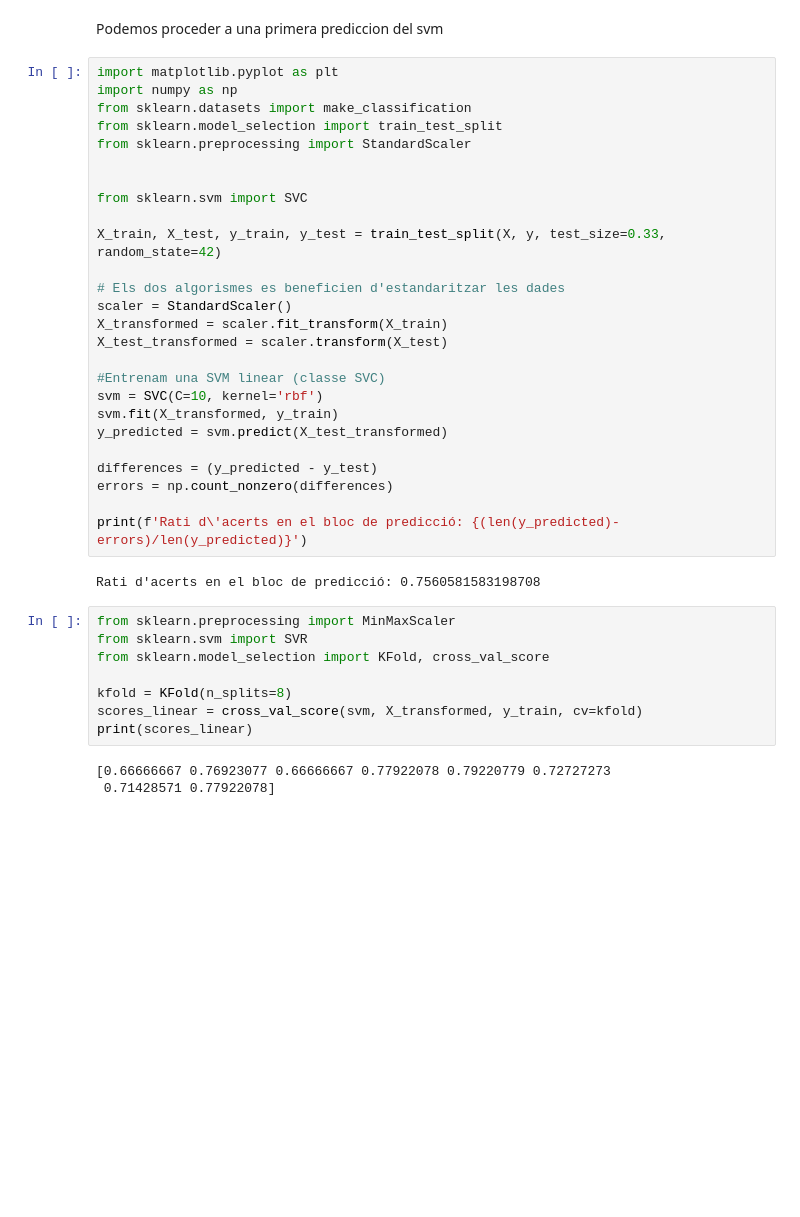
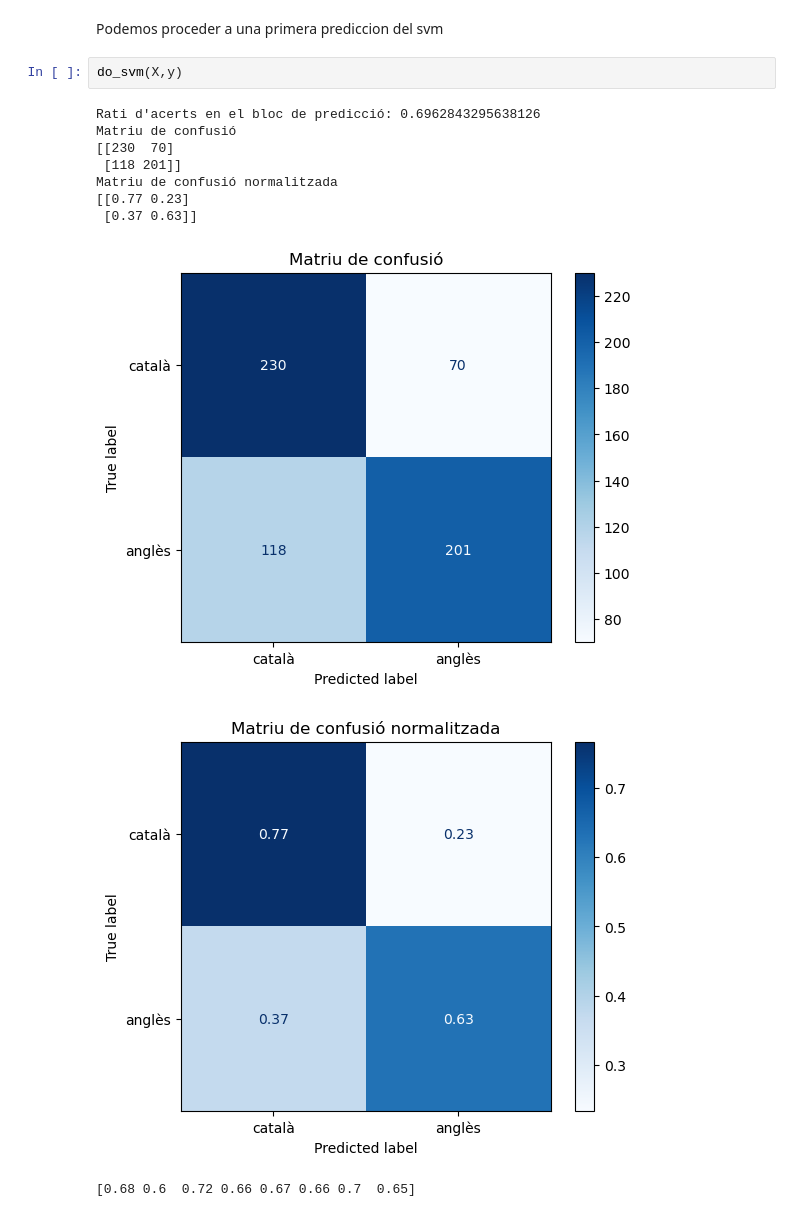
Before and after one commit to Xavo0712/AA-P1, a Jupyter notebook: Practica1.ipynb, the cells around one changed output. Cells and saved outputs as stored; diff of their text form; blank space fills up the shorter version.

```diff
--- a/Practica1.ipynb
+++ b/Practica1.ipynb
@@ -263,41 +382,15 @@ for i in range(len(y)):
 # %% [markdown]
 Podemos proceder a una primera prediccion del svm
-# %%
-import matplotlib.pyplot as plt
-import numpy as np
-from sklearn.datasets import make_classification
-from sklearn.model_selection import train_test_split
-from sklearn.preprocessing import StandardScaler
-
-
-from sklearn.svm import SVC
-
-X_train, X_test, y_train, y_test = train_test_split(X, y, test_size=0.33, random_state=42)
-
-# Els dos algorismes es beneficien d'estandaritzar les dades
-scaler = StandardScaler()
-X_transformed = scaler.fit_transform(X_train)
-X_test_transformed = scaler.transform(X_test)
-
-#Entrenam una SVM linear (classe SVC)
-svm = SVC(C=10, kernel='rbf')
-svm.fit(X_transformed, y_train)
-y_predicted = svm.predict(X_test_transformed)
-
-differences = (y_predicted - y_test)
-errors = np.count_nonzero(differences)
-
-print(f'Rati d\'acerts en el bloc de predicció: {(len(y_predicted)-errors)/len(y_predicted)}')
-# %% [output]
-Rati d'acerts en el bloc de predicció: 0.7560581583198708
-# %%
-from sklearn.preprocessing import MinMaxScaler
-from sklearn.svm import SVR
-from sklearn.model_selection import KFold, cross_val_score
-
-kfold = KFold(n_splits=8)
-scores_linear = cross_val_score(svm, X_transformed, y_train, cv=kfold)
-print(scores_linear)
-# %% [output]
-[0.66666667 0.76923077 0.66666667 0.77922078 0.79220779 0.72727273
- 0.71428571 0.77922078]
+# %%
+do_svm(X,y)
+# %% [output]
+Rati d'acerts en el bloc de predicció: 0.6962843295638126
+Matriu de confusió
+[[230  70]
+ [118 201]]
+Matriu de confusió normalitzada
+[[0.77 0.23]
+ [0.37 0.63]]
+[figure, added]
+[figure, added]
+[0.68 0.6  0.72 0.66 0.67 0.66 0.7  0.65]
```
Also changed, not shown: parts of 13 cells of this notebook, 2 other files.
